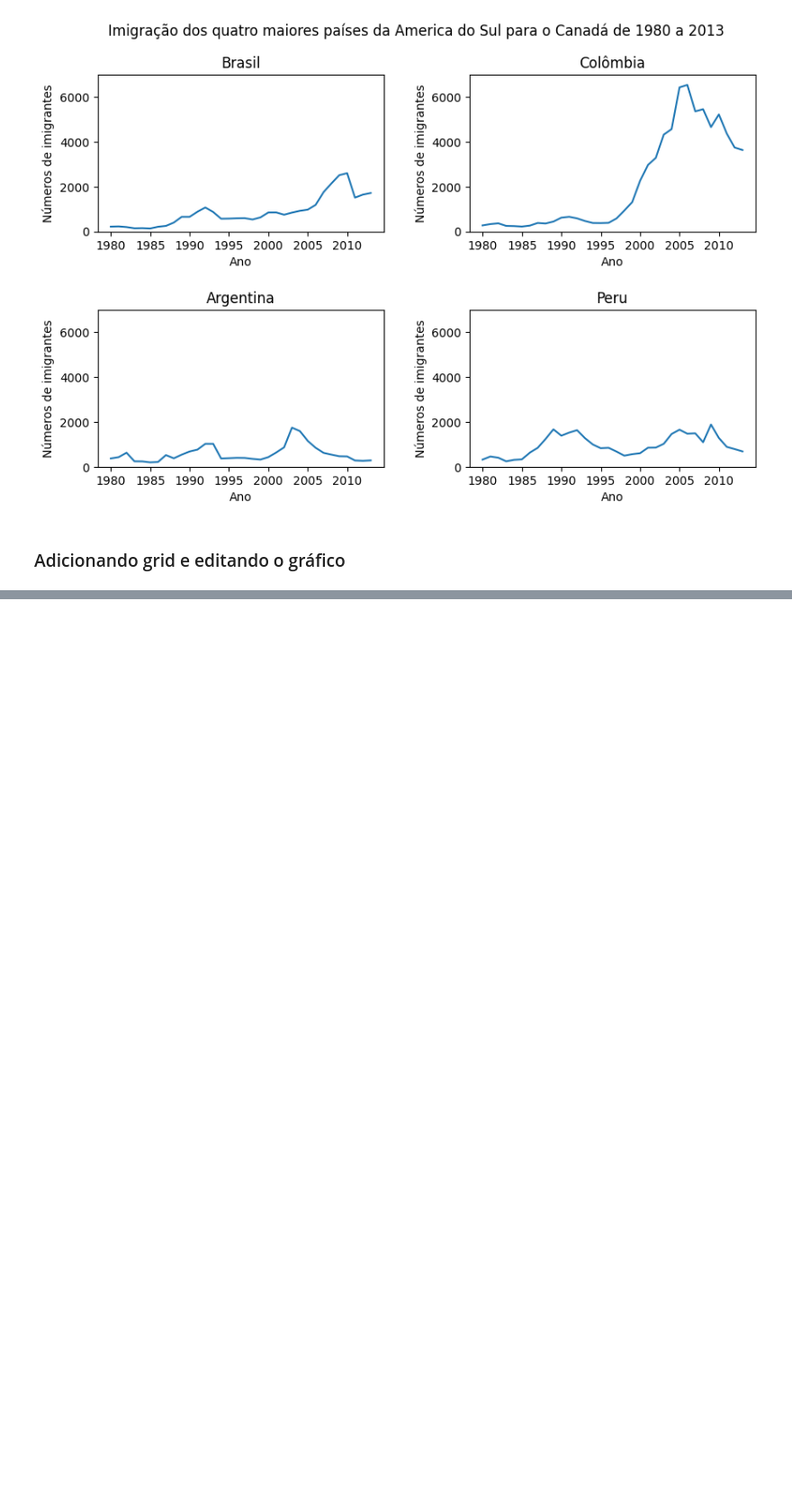
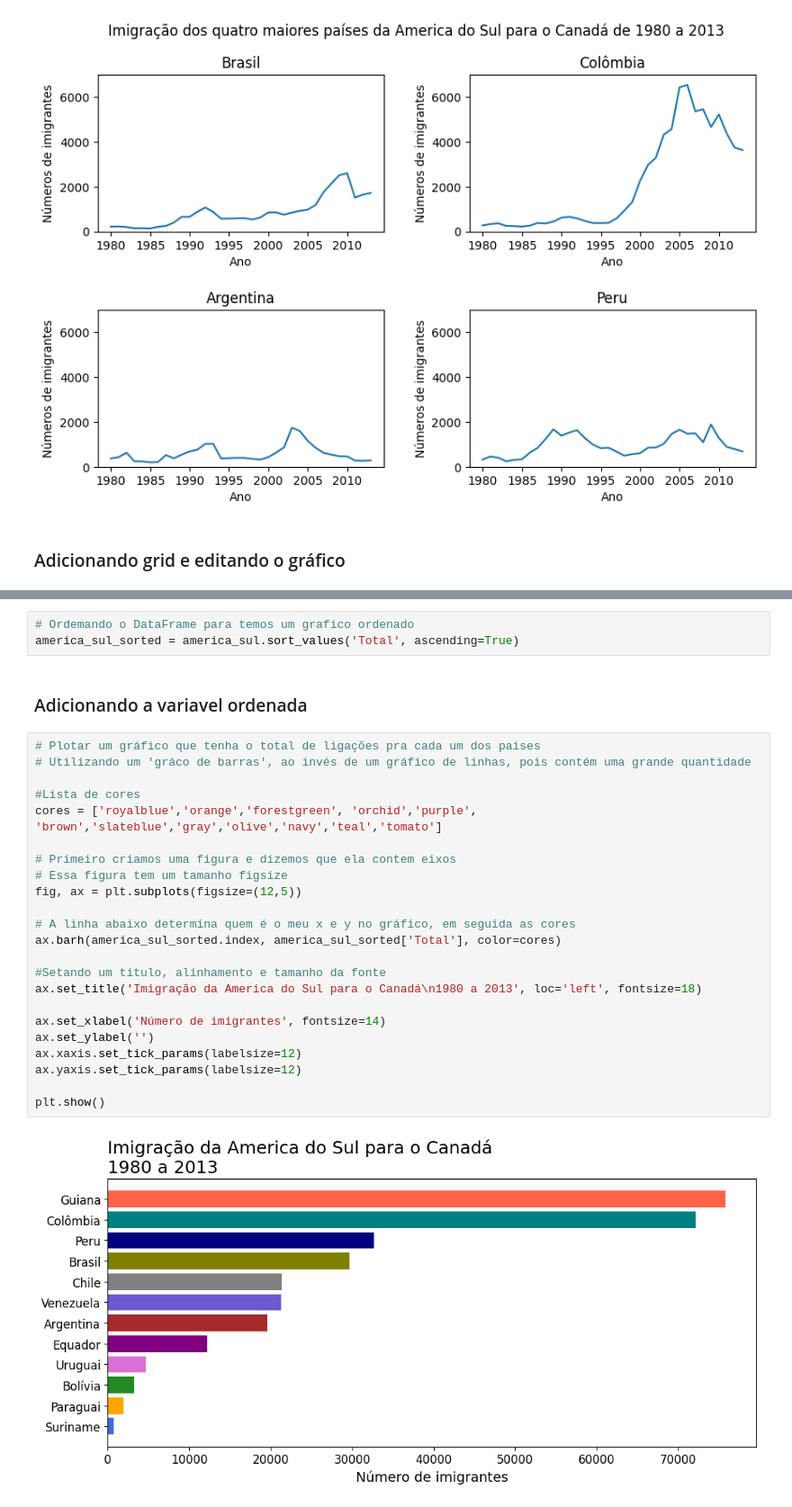
Before and after one commit to dfarneym/data_visualization, a Jupyter notebook: DataVisualization.ipynb, the cells around one changed output, grey strips where cells are left out. Shown at 90% size. Drawn from its saved outputs; the diff is of its cells as text; blank space fills up the shorter version.

```diff
--- a/DataVisualization.ipynb
+++ b/DataVisualization.ipynb
@@ -280,0 +353,30 @@ plt.show
+# %%
+# Ordemando o DataFrame para temos um grafico ordenado
+america_sul_sorted = america_sul.sort_values('Total', ascending=True)
+# %% [markdown]
+### Adicionando a variavel ordenada
+# %%
+# Plotar um gráfico que tenha o total de ligações pra cada um dos paises
+# Utilizando um 'gráco de barras', ao invés de um gráfico de linhas, pois contém uma grande quantidade
+
+#Lista de cores
+cores = ['royalblue','orange','forestgreen', 'orchid','purple', 'brown','slateblue','gray','olive','navy','teal','tomato']
+
+# Primeiro criamos uma figura e dizemos que ela contem eixos
+# Essa figura tem um tamanho figsize
+fig, ax = plt.subplots(figsize=(12,5))
+
+# A linha abaixo determina quem é o meu x e y no gráfico, em seguida as cores
+ax.barh(america_sul_sorted.index, america_sul_sorted['Total'], color=cores)
+
+#Setando um titulo, alinhamento e tamanho da fonte
+ax.set_title('Imigração da America do Sul para o Canadá\n1980 a 2013', loc='left', fontsize=18)
+
+ax.set_xlabel('Número de imigrantes', fontsize=14)
+ax.set_ylabel('')
+ax.xaxis.set_tick_params(labelsize=12)
+ax.yaxis.set_tick_params(labelsize=12)
+
+plt.show()
+# %% [output]
+[figure, added]
```
Also changed, not shown: parts of 44 cells of this notebook.
